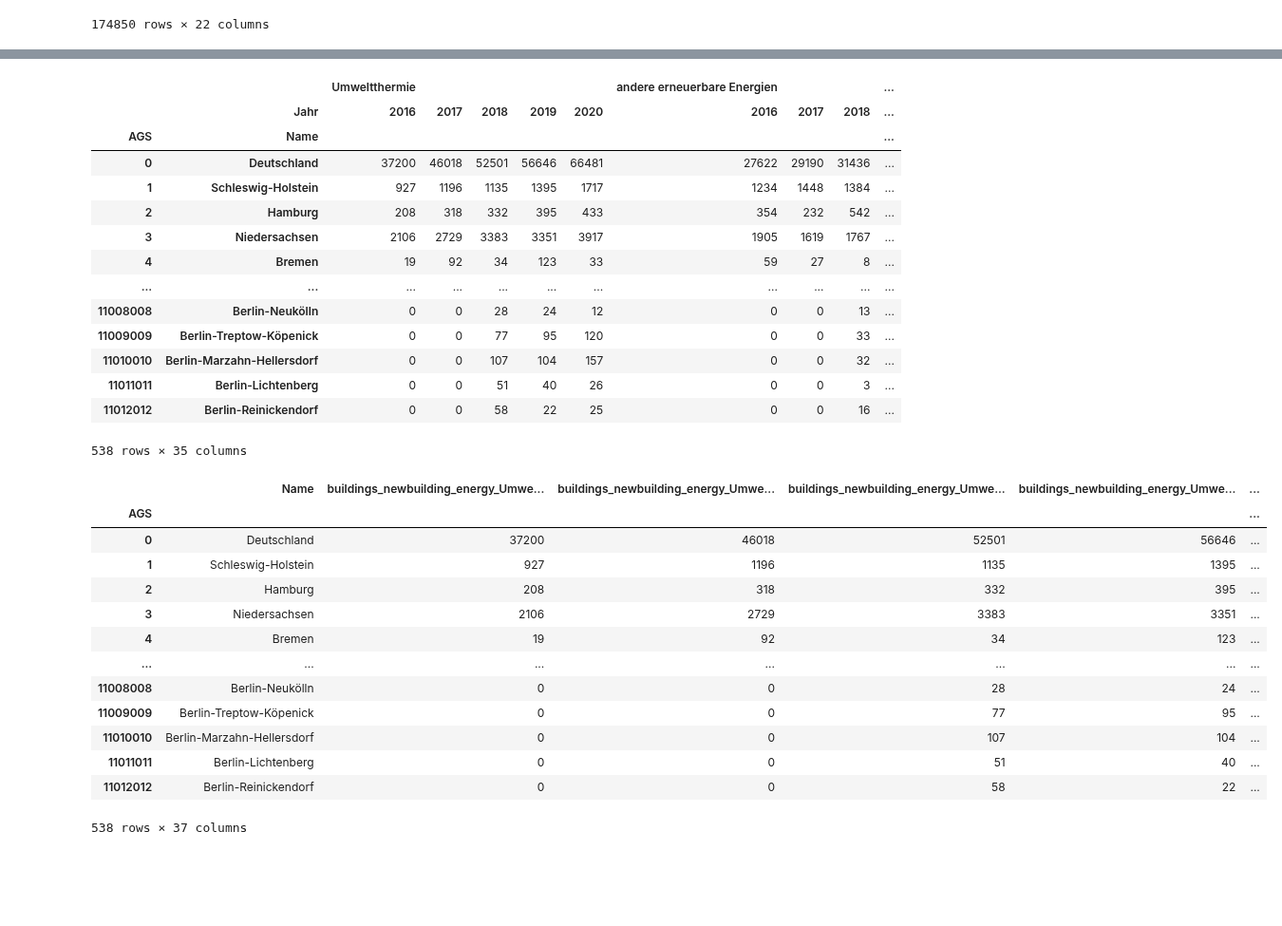
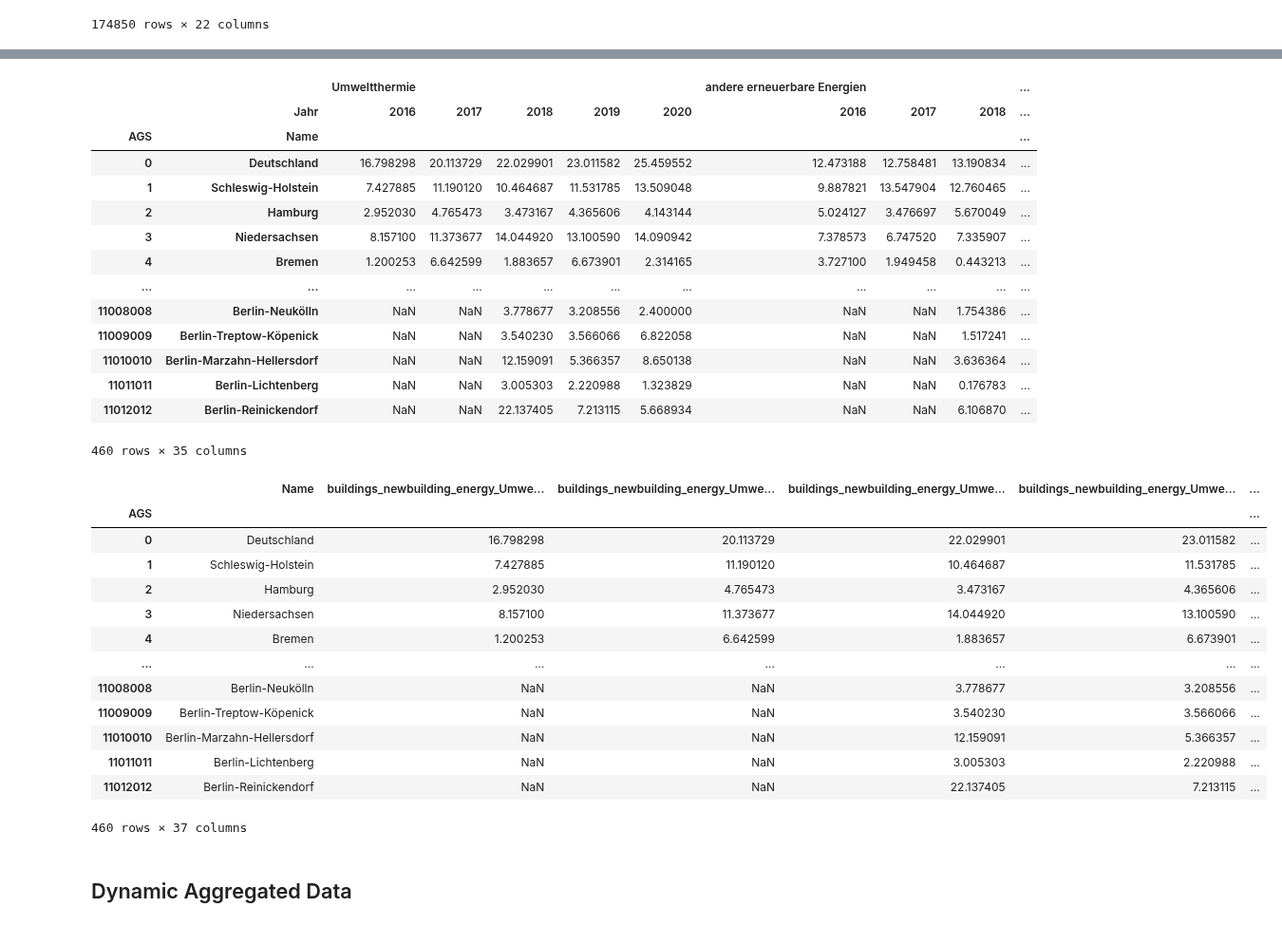
Before and after one commit to uclab-potsdam/klimataz, a Jupyter notebook: data/buildings/final_data_landkreis_new_building_renewables.ipynb, the cells around one changed output, grey strips where cells are left out. Shown at 95% size. Cells and saved outputs as stored; diff of their text form; code cells hidden in the pictures; blank space fills up the shorter version.

Commit message:
use percentage values, dynamic aggregation of energies below five percent for each location

```diff
--- a/data/buildings/final_data_landkreis_new_building_renewables.ipynb
+++ b/data/buildings/final_data_landkreis_new_building_renewables.ipynb
@@ -191,7 +191,7 @@ nb_kreise
 #            if true, the visualisation will use proportion. otherwise, the total number is used. default is true
 #        useWohnungen : bool, optional
 #            if true, flats will be counted. otherwise, buildings will be counted (which maybe have multiple flats in them). default is true
-pivot = create_pivot_tables(nb_kreise,False,True)
+pivot = create_pivot_tables(nb_kreise,True,True)
 pivot
 # %% [output]
 | energy | year | Biogas/Biomethan | Fernwärme/Fernkälte | Gas | Geothermie | Holz | Keine Energie (einschl. Passivhaus) | ... |
@@ -335,54 +336,56 @@ agg_wide
 |  |  | Umweltthermie |  |  |  |  | andere erneuerbare Energien |  |  | ... |
 |  | Jahr | 2016 | 2017 | 2018 | 2019 | 2020 | 2016 | 2017 | 2018 | ... |
 | AGS | Name |  |  |  |  |  |  |  |  | ... |
-| 0 | Deutschland | 37200 | 46018 | 52501 | 56646 | 66481 | 27622 | 29190 | 31436 | ... |
-| 1 | Schleswig-Holstein | 927 | 1196 | 1135 | 1395 | 1717 | 1234 | 1448 | 1384 | ... |
-| 2 | Hamburg | 208 | 318 | 332 | 395 | 433 | 354 | 232 | 542 | ... |
-| 3 | Niedersachsen | 2106 | 2729 | 3383 | 3351 | 3917 | 1905 | 1619 | 1767 | ... |
-| 4 | Bremen | 19 | 92 | 34 | 123 | 33 | 59 | 27 | 8 | ... |
+| 0 | Deutschland | 16.798298 | 20.113729 | 22.029901 | 23.011582 | 25.459552 | 12.473188 | 12.758481 | 13.190834 | ... |
+| 1 | Schleswig-Holstein | 7.427885 | 11.190120 | 10.464687 | 11.531785 | 13.509048 | 9.887821 | 13.547904 | 12.760465 | ... |
+| 2 | Hamburg | 2.952030 | 4.765473 | 3.473167 | 4.365606 | 4.143144 | 5.024127 | 3.476697 | 5.670049 | ... |
+| 3 | Niedersachsen | 8.157100 | 11.373677 | 14.044920 | 13.100590 | 14.090942 | 7.378573 | 6.747520 | 7.335907 | ... |
+| 4 | Bremen | 1.200253 | 6.642599 | 1.883657 | 6.673901 | 2.314165 | 3.727100 | 1.949458 | 0.443213 | ... |
 | ... | ... | ... | ... | ... | ... | ... | ... | ... | ... | ... |
-| 11008008 | Berlin-Neukölln | 0 | 0 | 28 | 24 | 12 | 0 | 0 | 13 | ... |
-| 11009009 | Berlin-Treptow-Köpenick | 0 | 0 | 77 | 95 | 120 | 0 | 0 | 33 | ... |
-| 11010010 | Berlin-Marzahn-Hellersdorf | 0 | 0 | 107 | 104 | 157 | 0 | 0 | 32 | ... |
-| 11011011 | Berlin-Lichtenberg | 0 | 0 | 51 | 40 | 26 | 0 | 0 | 3 | ... |
-| 11012012 | Berlin-Reinickendorf | 0 | 0 | 58 | 22 | 25 | 0 | 0 | 16 | ... |
+| 11008008 | Berlin-Neukölln | NaN | NaN | 3.778677 | 3.208556 | 2.400000 | NaN | NaN | 1.754386 | ... |
+| 11009009 | Berlin-Treptow-Köpenick | NaN | NaN | 3.540230 | 3.566066 | 6.822058 | NaN | NaN | 1.517241 | ... |
+| 11010010 | Berlin-Marzahn-Hellersdorf | NaN | NaN | 12.159091 | 5.366357 | 8.650138 | NaN | NaN | 3.636364 | ... |
+| 11011011 | Berlin-Lichtenberg | NaN | NaN | 3.005303 | 2.220988 | 1.323829 | NaN | NaN | 0.176783 | ... |
+| 11012012 | Berlin-Reinickendorf | NaN | NaN | 22.137405 | 7.213115 | 5.668934 | NaN | NaN | 6.106870 | ... |
-538 rows × 35 columns
+460 rows × 35 columns
 # %%
 #collapse levels of column names and join energy type to year
 agg_wide.columns = agg_wide.columns.map('_'.join)
 
 #prepend all columns with indicator name
 agg_wide=agg_wide.add_prefix('buildings_newbuilding_energy_')
 
 #reset index to recreate AGS and Name columns
 agg_wide.reset_index(inplace=True)
 
 #rename Name and AGS columns and strip whitespace
 agg_wide.rename(columns={'ort_name':'Name','ort_ags':'AGS'},inplace=True)
 agg_wide['Name']=agg_wide['Name'].str.strip()
 
 #set AGS as index
 agg_wide.set_index('AGS',inplace=True)
 
 #add column for human-readable unit of measure
-agg_wide['Unit'] = "kWh pro m²"
+agg_wide['Unit'] = "fertiggestellte Wohngebäude"
 
 agg_wide
 # %% [output]
 |  | Name | buildings_newbuilding_energy_Umwe... | buildings_newbuilding_energy_Umwe... | buildings_newbuilding_energy_Umwe... | buildings_newbuilding_energy_Umwe... | ... |
 | AGS |  |  |  |  |  | ... |
-| 0 | Deutschland | 37200 | 46018 | 52501 | 56646 | ... |
-| 1 | Schleswig-Holstein | 927 | 1196 | 1135 | 1395 | ... |
-| 2 | Hamburg | 208 | 318 | 332 | 395 | ... |
-| 3 | Niedersachsen | 2106 | 2729 | 3383 | 3351 | ... |
-| 4 | Bremen | 19 | 92 | 34 | 123 | ... |
+| 0 | Deutschland | 16.798298 | 20.113729 | 22.029901 | 23.011582 | ... |
+| 1 | Schleswig-Holstein | 7.427885 | 11.190120 | 10.464687 | 11.531785 | ... |
+| 2 | Hamburg | 2.952030 | 4.765473 | 3.473167 | 4.365606 | ... |
+| 3 | Niedersachsen | 8.157100 | 11.373677 | 14.044920 | 13.100590 | ... |
+| 4 | Bremen | 1.200253 | 6.642599 | 1.883657 | 6.673901 | ... |
 | ... | ... | ... | ... | ... | ... | ... |
-| 11008008 | Berlin-Neukölln | 0 | 0 | 28 | 24 | ... |
-| 11009009 | Berlin-Treptow-Köpenick | 0 | 0 | 77 | 95 | ... |
-| 11010010 | Berlin-Marzahn-Hellersdorf | 0 | 0 | 107 | 104 | ... |
-| 11011011 | Berlin-Lichtenberg | 0 | 0 | 51 | 40 | ... |
-| 11012012 | Berlin-Reinickendorf | 0 | 0 | 58 | 22 | ... |
+| 11008008 | Berlin-Neukölln | NaN | NaN | 3.778677 | 3.208556 | ... |
+| 11009009 | Berlin-Treptow-Köpenick | NaN | NaN | 3.540230 | 3.566066 | ... |
+| 11010010 | Berlin-Marzahn-Hellersdorf | NaN | NaN | 12.159091 | 5.366357 | ... |
+| 11011011 | Berlin-Lichtenberg | NaN | NaN | 3.005303 | 2.220988 | ... |
+| 11012012 | Berlin-Reinickendorf | NaN | NaN | 22.137405 | 7.213115 | ... |
-538 rows × 37 columns
+460 rows × 37 columns
 # %%
 #save dataframe to file
 agg_wide.to_csv("data/final_data_aggregated_landkreis_newbuildings_renewables.csv")
+# %% [markdown]
+## Dynamic Aggregated Data
```
Also changed, not shown: parts of 8 cells of this notebook, 2 other files.
